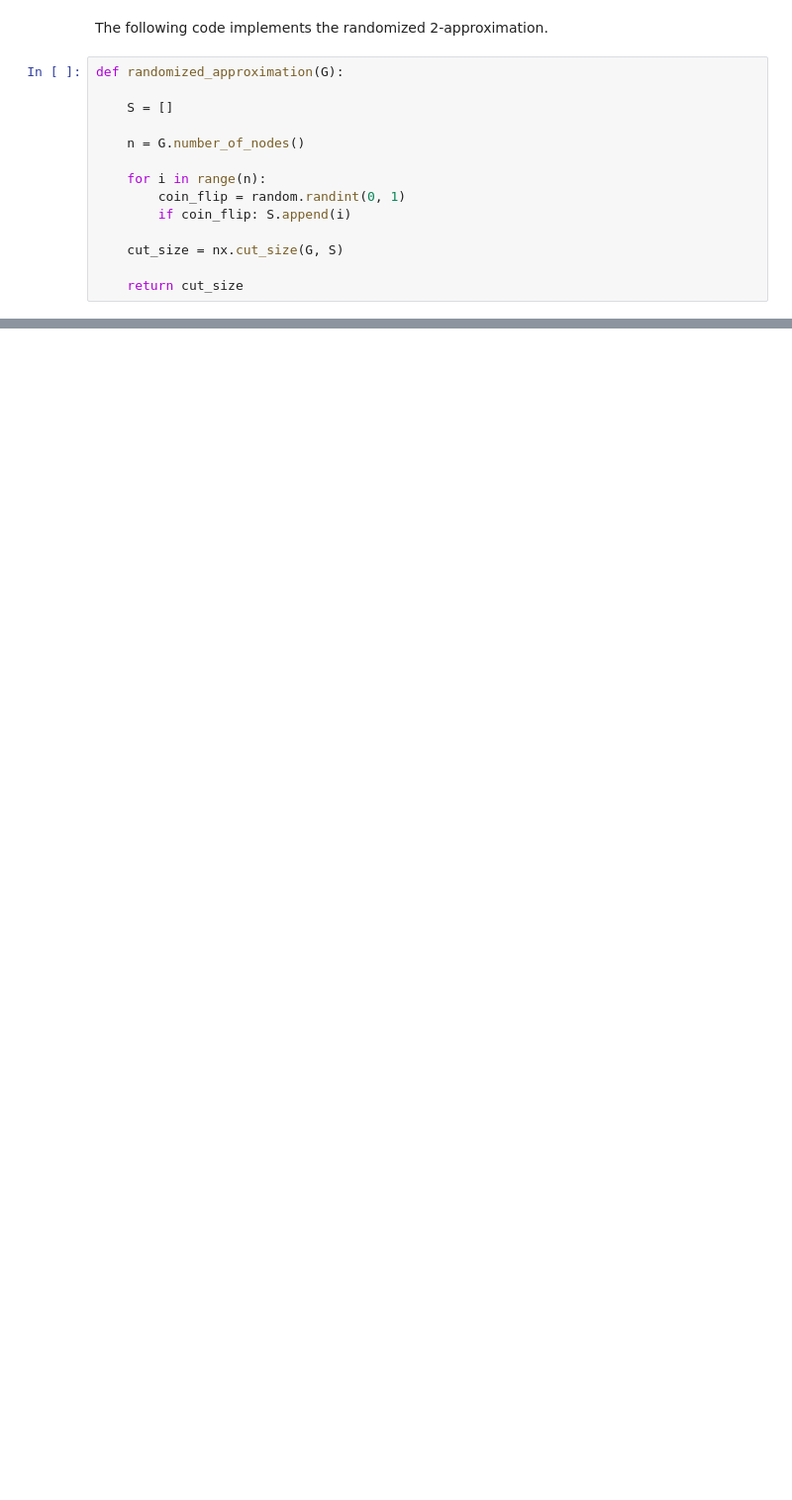
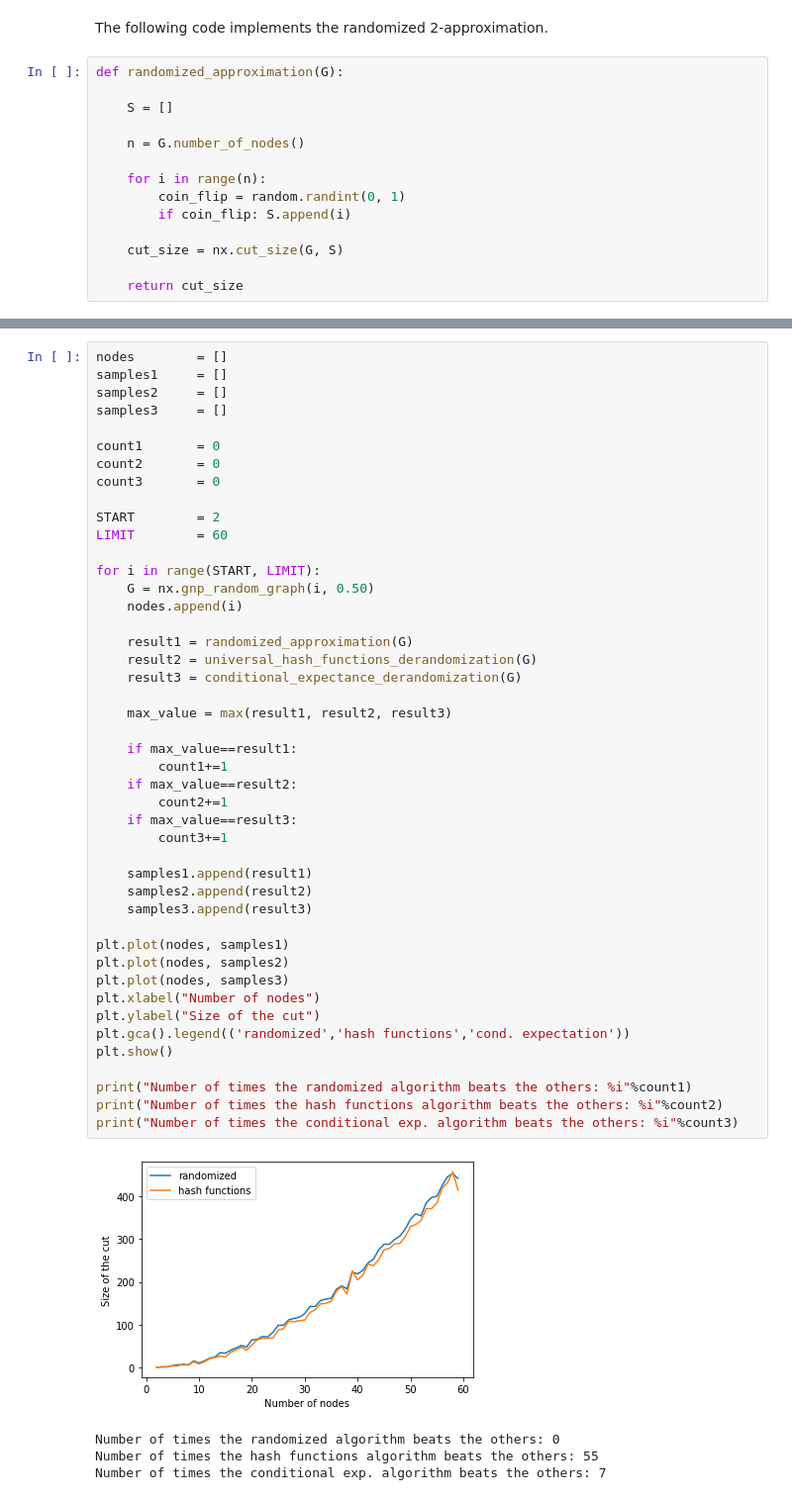
Before and after one commit to FilippoLari/Randomized-Approximation-And-Derandomization, a Jupyter notebook: Derandomization.ipynb, the cells around one changed output, grey strips where cells are left out. Shown at 99% size. Cells and saved outputs as stored; diff of their text form; blank space fills up the shorter version.

```diff
--- a/Derandomization.ipynb
+++ b/Derandomization.ipynb
@@ -376,0 +424,50 @@ Our implementations are correct, now we can try to look at which algorithms prov
+# %%
+nodes        = []
+samples1     = []
+samples2     = []
+samples3     = []
+
+count1       = 0
+count2       = 0
+count3       = 0
+
+START        = 2
+LIMIT        = 60
+
+for i in range(START, LIMIT):
+    G = nx.gnp_random_graph(i, 0.50)
+    nodes.append(i)
+
+    result1 = randomized_approximation(G)
+    result2 = universal_hash_functions_derandomization(G)
+    result3 = conditional_expectance_derandomization(G)
+
+    max_value = max(result1, result2, result3)
+
+    if max_value==result1:
+        count1+=1
+    if max_value==result2:
+        count2+=1
+    if max_value==result3:
+        count3+=1
+
+    samples1.append(result1)
+    samples2.append(result2)
+    samples3.append(result3)
+
+plt.plot(nodes, samples1)
+plt.plot(nodes, samples2)
+plt.plot(nodes, samples3)
+plt.xlabel("Number of nodes")
+plt.ylabel("Size of the cut")
+plt.gca().legend(('randomized','hash functions','cond. expectation'))
+plt.show()
+
+print("Number of times the randomized algorithm beats the others: %i"%count1)
+print("Number of times the hash functions algorithm beats the others: %i"%count2)
+print("Number of times the conditional exp. algorithm beats the others: %i"%count3)
+# %% [output]
+[figure, added]
+Number of times the randomized algorithm beats the others: 0
+Number of times the hash functions algorithm beats the others: 55
+Number of times the conditional exp. algorithm beats the others: 7
```
Also changed, not shown: parts of 26 cells of this notebook.
